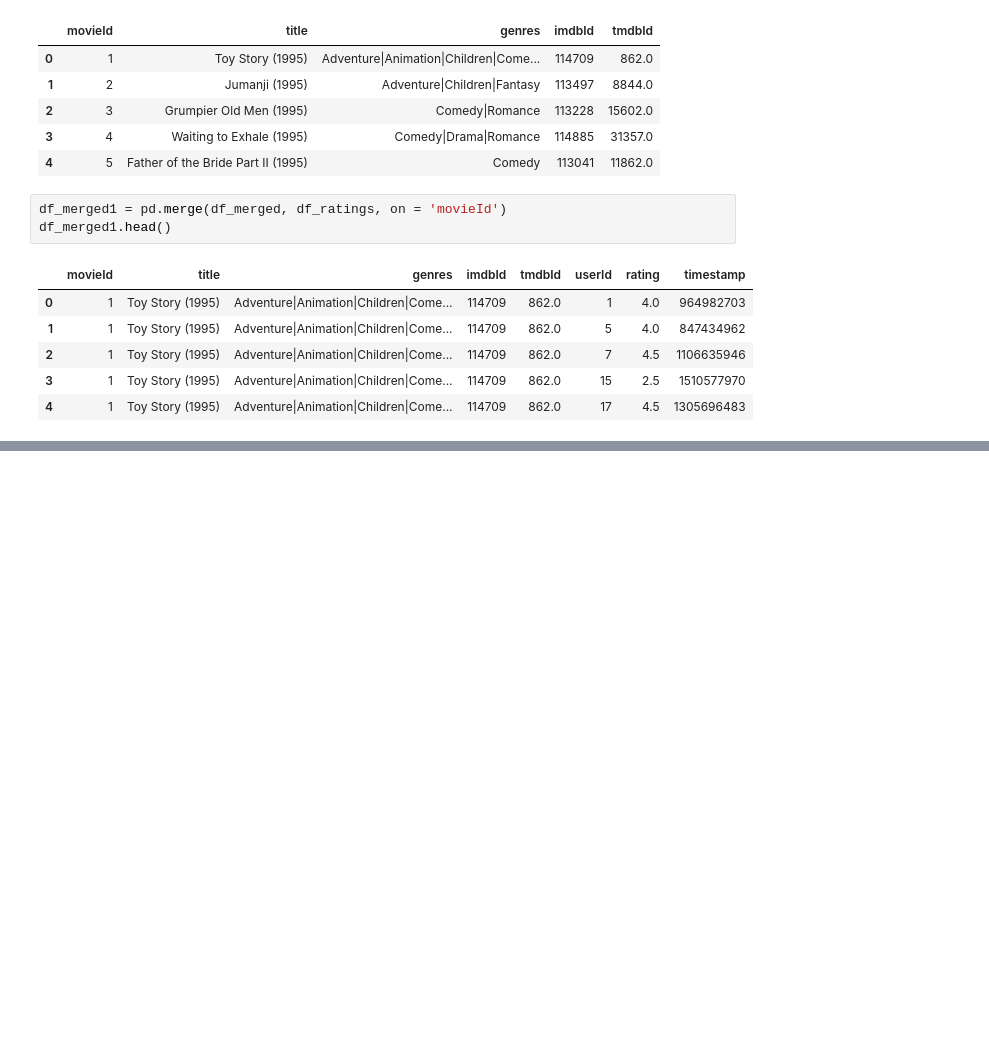
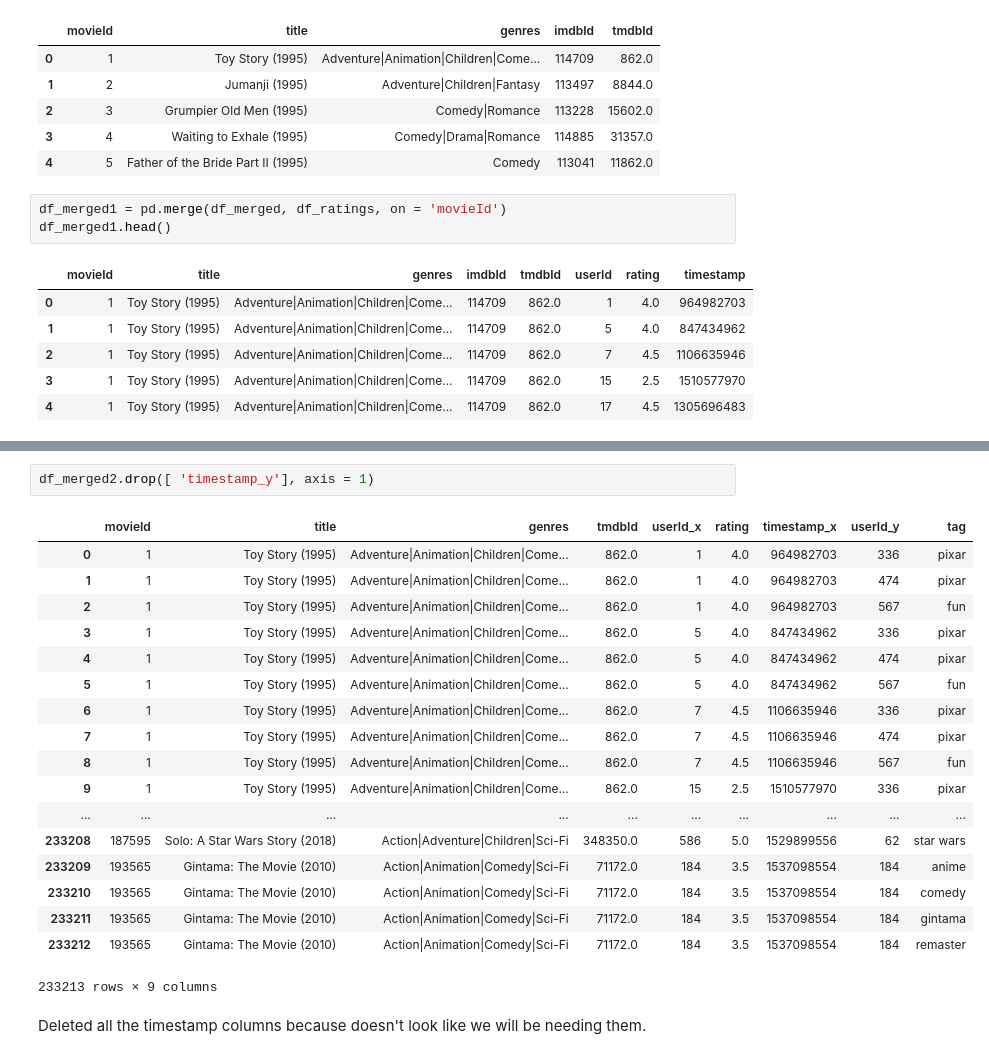
Before and after one commit to surabhikhachar/EECS_731_Project_3, a Jupyter notebook: EECS_731_Project_3/notebooks/WeekendMovies.ipynb, the cells around one changed output, grey strips where cells are left out. Saved outputs shown, nothing was run; the diff lists cells and outputs as text; blank space fills up the shorter version.

```diff
--- a/EECS_731_Project_3/notebooks/WeekendMovies.ipynb
+++ b/EECS_731_Project_3/notebooks/WeekendMovies.ipynb
@@ -68,0 +76,23 @@ dtype: object
+# %%
+df_merged2.drop([ 'timestamp_y'], axis = 1)
+# %% [output]
+|  | movieId | title | genres | tmdbId | userId_x | rating | timestamp_x | userId_y | tag |
+| 0 | 1 | Toy Story (1995) | Adventure|Animation|Children|Come... | 862.0 | 1 | 4.0 | 964982703 | 336 | pixar |
+| 1 | 1 | Toy Story (1995) | Adventure|Animation|Children|Come... | 862.0 | 1 | 4.0 | 964982703 | 474 | pixar |
+| 2 | 1 | Toy Story (1995) | Adventure|Animation|Children|Come... | 862.0 | 1 | 4.0 | 964982703 | 567 | fun |
+| 3 | 1 | Toy Story (1995) | Adventure|Animation|Children|Come... | 862.0 | 5 | 4.0 | 847434962 | 336 | pixar |
+| 4 | 1 | Toy Story (1995) | Adventure|Animation|Children|Come... | 862.0 | 5 | 4.0 | 847434962 | 474 | pixar |
+| 5 | 1 | Toy Story (1995) | Adventure|Animation|Children|Come... | 862.0 | 5 | 4.0 | 847434962 | 567 | fun |
+| 6 | 1 | Toy Story (1995) | Adventure|Animation|Children|Come... | 862.0 | 7 | 4.5 | 1106635946 | 336 | pixar |
+| 7 | 1 | Toy Story (1995) | Adventure|Animation|Children|Come... | 862.0 | 7 | 4.5 | 1106635946 | 474 | pixar |
+| 8 | 1 | Toy Story (1995) | Adventure|Animation|Children|Come... | 862.0 | 7 | 4.5 | 1106635946 | 567 | fun |
+| 9 | 1 | Toy Story (1995) | Adventure|Animation|Children|Come... | 862.0 | 15 | 2.5 | 1510577970 | 336 | pixar |
+| ... | ... | ... | ... | ... | ... | ... | ... | ... | ... |
+| 233208 | 187595 | Solo: A Star Wars Story (2018) | Action|Adventure|Children|Sci-Fi | 348350.0 | 586 | 5.0 | 1529899556 | 62 | star wars |
+| 233209 | 193565 | Gintama: The Movie (2010) | Action|Animation|Comedy|Sci-Fi | 71172.0 | 184 | 3.5 | 1537098554 | 184 | anime |
+| 233210 | 193565 | Gintama: The Movie (2010) | Action|Animation|Comedy|Sci-Fi | 71172.0 | 184 | 3.5 | 1537098554 | 184 | comedy |
+| 233211 | 193565 | Gintama: The Movie (2010) | Action|Animation|Comedy|Sci-Fi | 71172.0 | 184 | 3.5 | 1537098554 | 184 | gintama |
+| 233212 | 193565 | Gintama: The Movie (2010) | Action|Animation|Comedy|Sci-Fi | 71172.0 | 184 | 3.5 | 1537098554 | 184 | remaster |
+233213 rows × 9 columns
+# %% [markdown]
+Deleted all the timestamp columns because doesn't look like we will be needing them.
```
Also changed, not shown: parts of 4 cells of this notebook.
